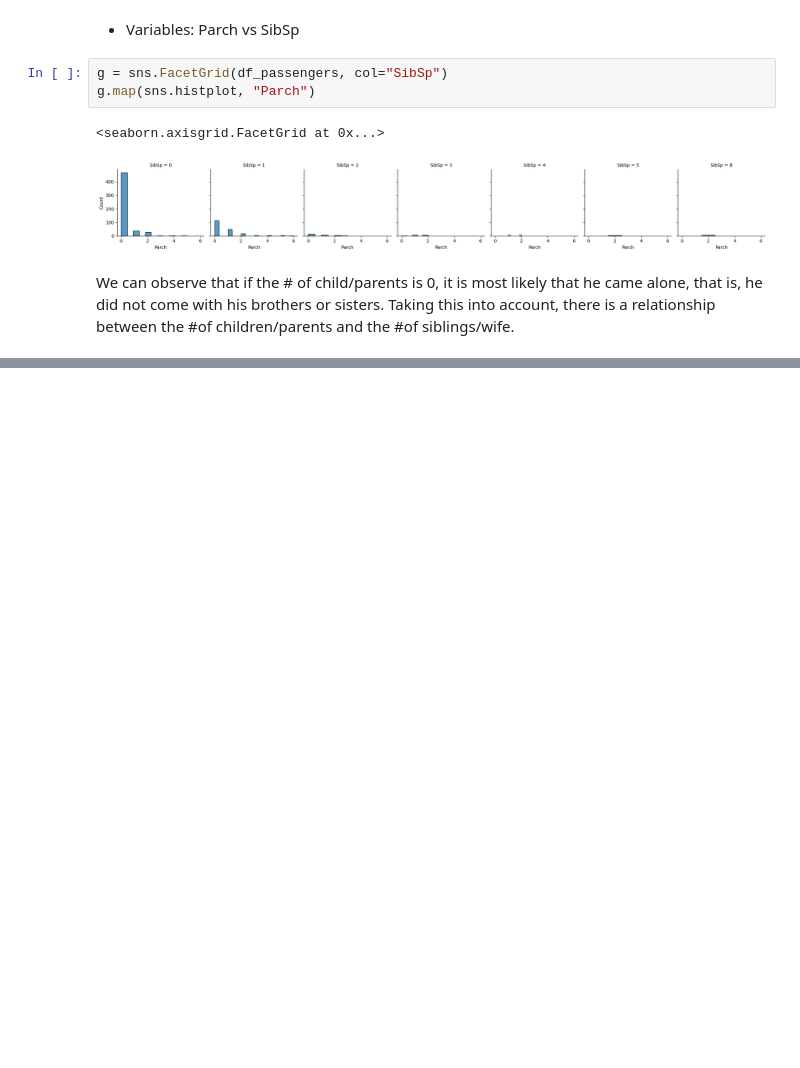
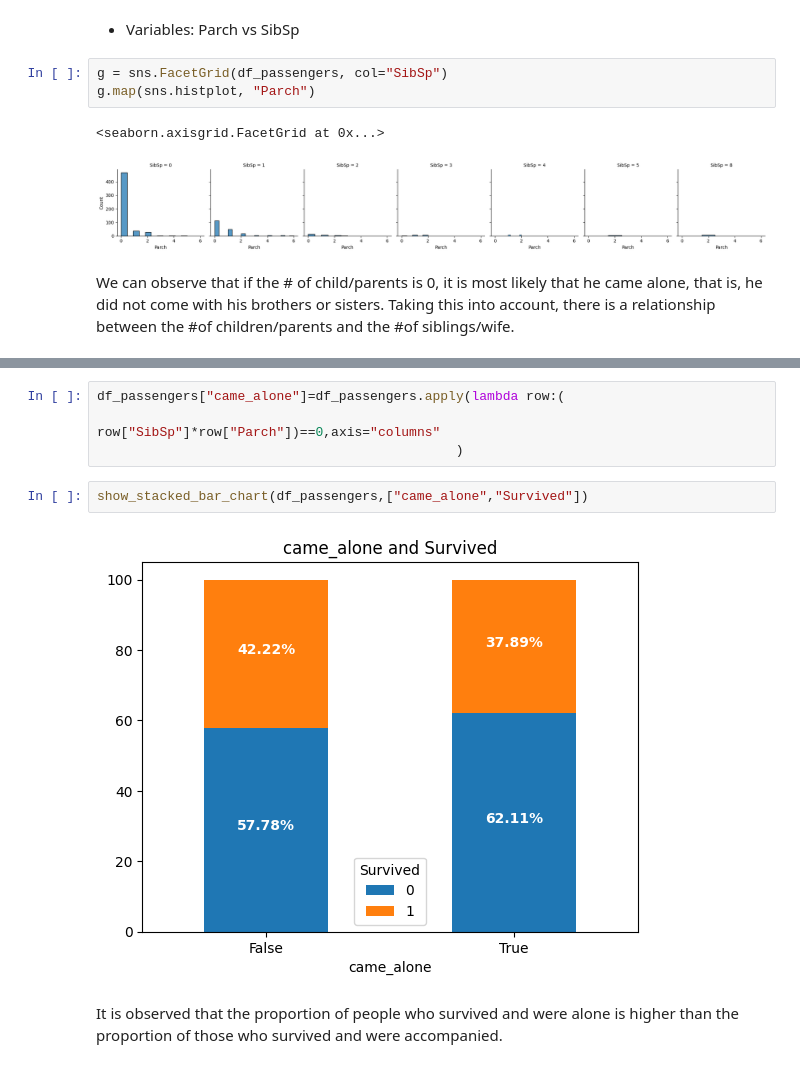
Before and after one commit to 987sebasBeller/Titanic-Survival-Prediction, a Jupyter notebook: EDA_&_prediction/data_analysis_and_prediction_fin.ipynb, the cells around one changed output, grey strips where cells are left out. Drawn from its saved outputs; the diff is of its cells as text; blank space fills up the shorter version.

```diff
--- a/EDA_&_prediction/data_analysis_and_prediction_fin.ipynb
+++ b/EDA_&_prediction/data_analysis_and_prediction_fin.ipynb
@@ -213,3 +299,13 @@ We can observe that if the # of child/parents is 0, it is most likely that he ca
+# %%
+df_passengers["came_alone"]=df_passengers.apply(lambda row:(
+                                                    row["SibSp"]*row["Parch"])==0,axis="columns"
+                                              )
+# %%
+show_stacked_bar_chart(df_passengers,["came_alone","Survived"])
+# %% [output]
+[figure, added]
+# %% [markdown]
+It is observed that the proportion of people who survived and were alone is higher than the proportion of those who survived and were accompanied.
 # %% [markdown]
 # Creative Commons License
 
```
Also changed, not shown: parts of 14 cells of this notebook.
